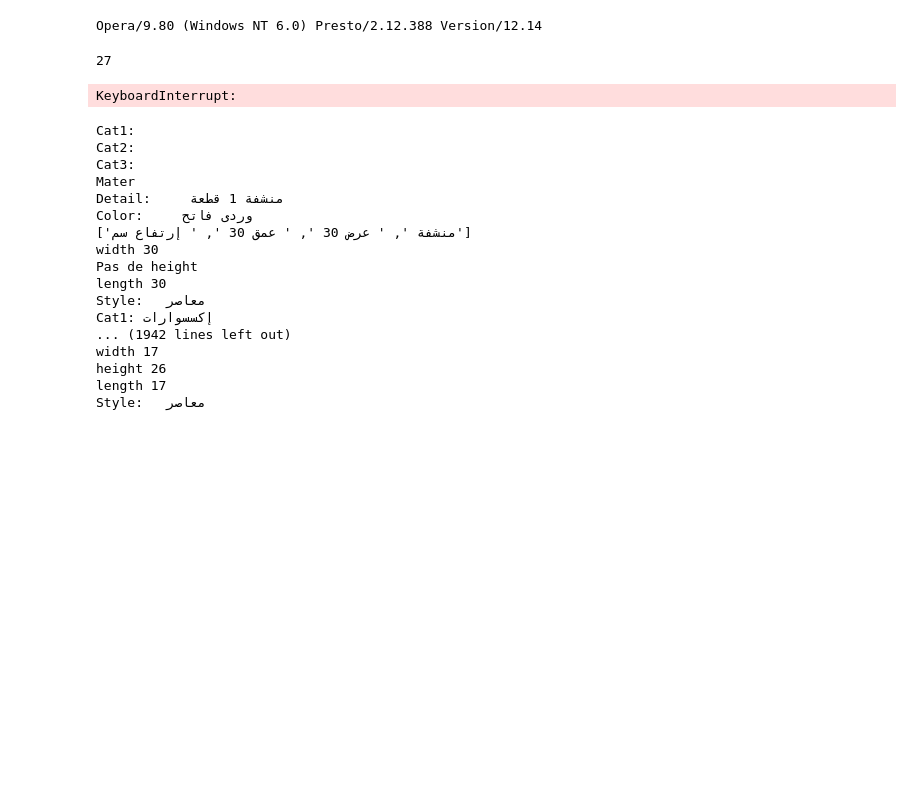
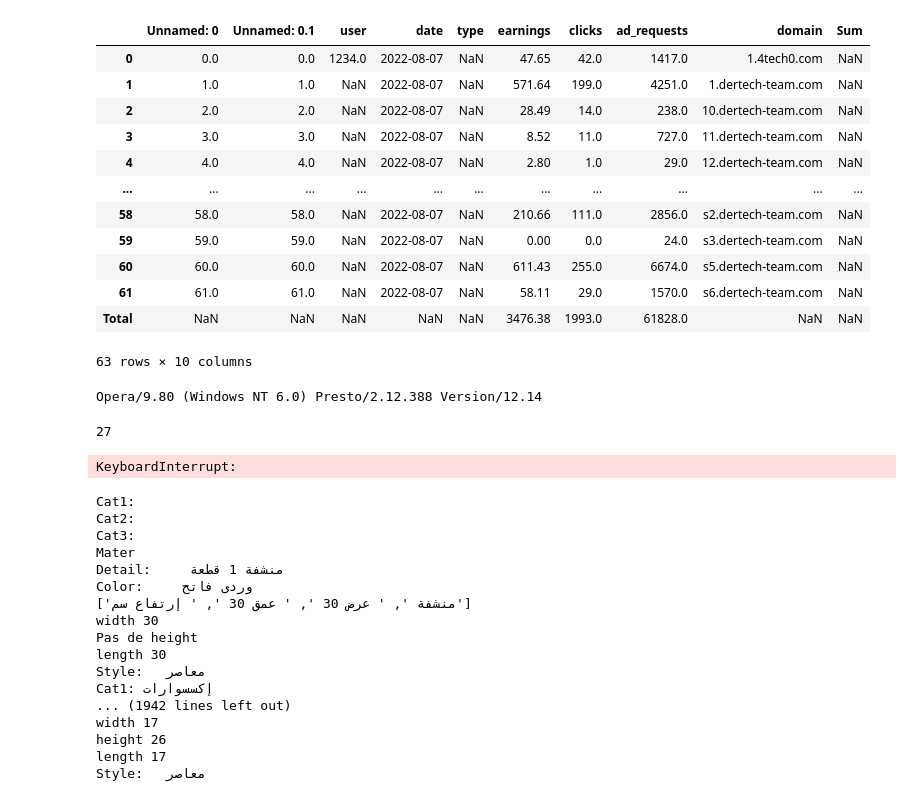
Before and after one commit to wafistos1/baytonia_repo, a Jupyter notebook: alixperss.ipynb, the cells around one changed output. Saved outputs shown, nothing was run; the diff lists cells and outputs as text; code cells hidden in the pictures; blank space fills up the shorter version.

Commit message:
commit of wafistos on  2022-08-10

```diff
--- a/alixperss.ipynb
+++ b/alixperss.ipynb
@@ -11,3 +11,21 @@ import os
 from fake_useragent import UserAgent
 from random import randint
 import pandas as pd
+# %%
+df = pd.read_excel('/home/wafistos/Documents/Projects/Telegram/Result.xlsx')
+# %%
+df
+# %% [output]
+|  | Unnamed: 0 | Unnamed: 0.1 | user | date | type | earnings | clicks | ad_requests | domain | Sum |
+| 0 | 0.0 | 0.0 | 1234.0 | 2022-08-07 | NaN | 47.65 | 42.0 | 1417.0 | 1.4tech0.com | NaN |
+| 1 | 1.0 | 1.0 | NaN | 2022-08-07 | NaN | 571.64 | 199.0 | 4251.0 | 1.dertech-team.com | NaN |
+| 2 | 2.0 | 2.0 | NaN | 2022-08-07 | NaN | 28.49 | 14.0 | 238.0 | 10.dertech-team.com | NaN |
+| 3 | 3.0 | 3.0 | NaN | 2022-08-07 | NaN | 8.52 | 11.0 | 727.0 | 11.dertech-team.com | NaN |
+| 4 | 4.0 | 4.0 | NaN | 2022-08-07 | NaN | 2.80 | 1.0 | 29.0 | 12.dertech-team.com | NaN |
+| ... | ... | ... | ... | ... | ... | ... | ... | ... | ... | ... |
+| 58 | 58.0 | 58.0 | NaN | 2022-08-07 | NaN | 210.66 | 111.0 | 2856.0 | s2.dertech-team.com | NaN |
+| 59 | 59.0 | 59.0 | NaN | 2022-08-07 | NaN | 0.00 | 0.0 | 24.0 | s3.dertech-team.com | NaN |
+| 60 | 60.0 | 60.0 | NaN | 2022-08-07 | NaN | 611.43 | 255.0 | 6674.0 | s5.dertech-team.com | NaN |
+| 61 | 61.0 | 61.0 | NaN | 2022-08-07 | NaN | 58.11 | 29.0 | 1570.0 | s6.dertech-team.com | NaN |
+| Total | NaN | NaN | NaN | NaN | NaN | 3476.38 | 1993.0 | 61828.0 | NaN | NaN |
+63 rows × 10 columns
```
Also changed, not shown: parts of 2 cells of this notebook, 1 other file.
